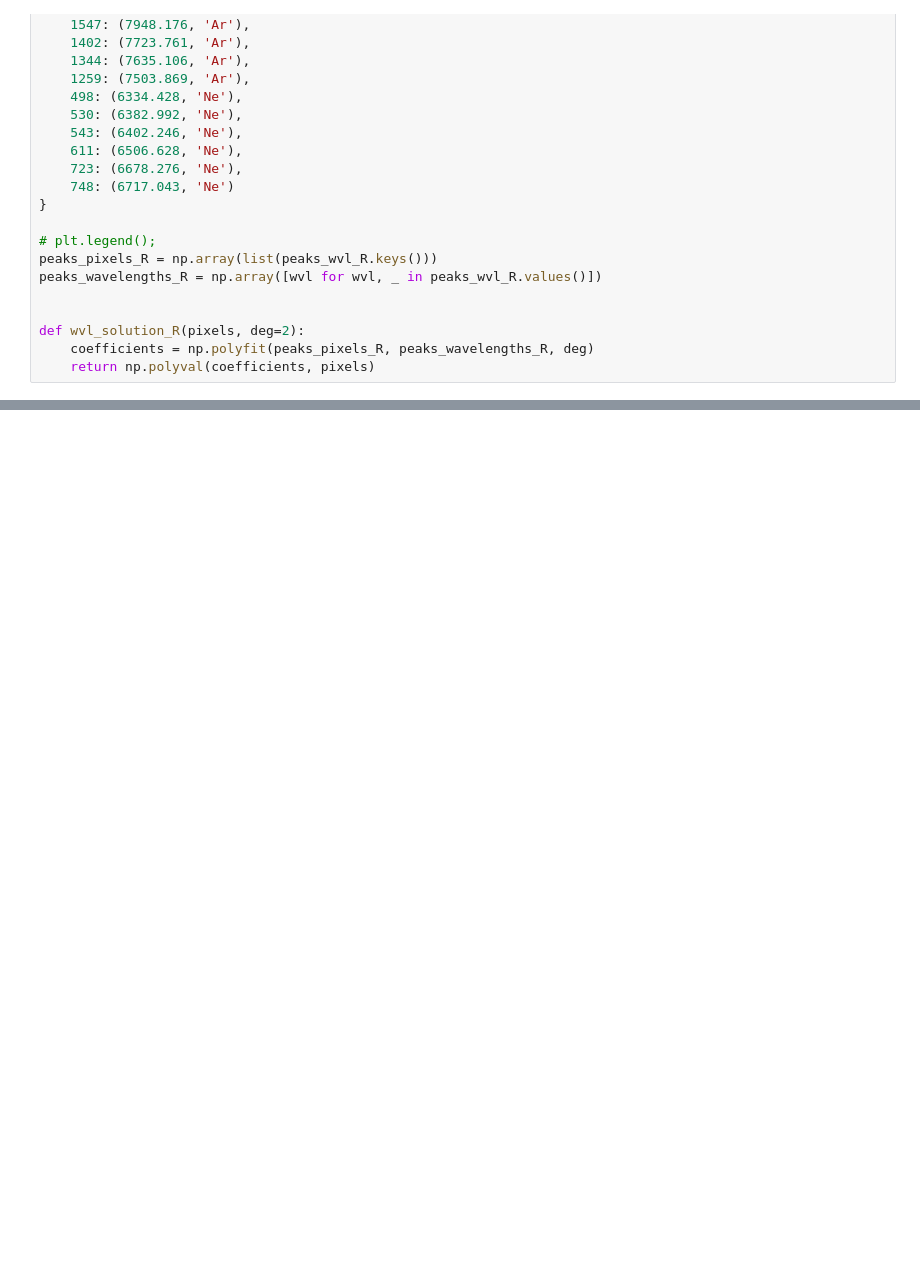
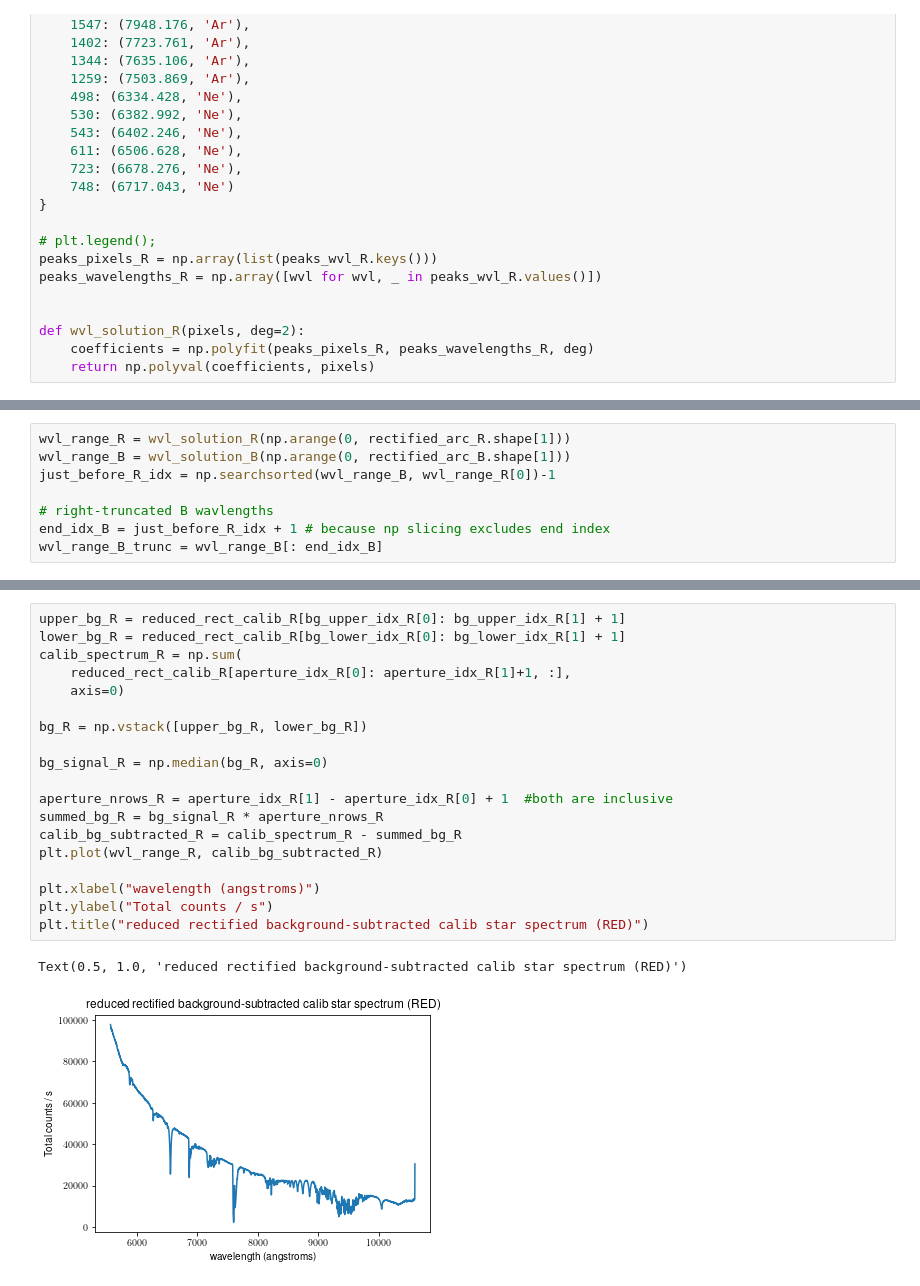
Before and after one commit to jaladh-singhal/ay107_observation, a Jupyter notebook: presentation_figures.ipynb, the cells around one changed output, grey strips where cells are left out. Cells and saved outputs as stored; diff of their text form; blank space fills up the shorter version.

```diff
--- a/presentation_figures.ipynb
+++ b/presentation_figures.ipynb
@@ -360,0 +363,8 @@ fig.savefig("figures/fig3.png", dpi=200)
+# %%
+wvl_range_R = wvl_solution_R(np.arange(0, rectified_arc_R.shape[1]))
+wvl_range_B = wvl_solution_B(np.arange(0, rectified_arc_B.shape[1]))
+just_before_R_idx = np.searchsorted(wvl_range_B, wvl_range_R[0])-1
+
+# right-truncated B wavlengths
+end_idx_B = just_before_R_idx + 1 # because np slicing excludes end index
+wvl_range_B_trunc = wvl_range_B[: end_idx_B]
@@ -360,0 +390,22 @@ fig.savefig("figures/fig3.png", dpi=200)
+# %%
+upper_bg_R = reduced_rect_calib_R[bg_upper_idx_R[0]: bg_upper_idx_R[1] + 1]
+lower_bg_R = reduced_rect_calib_R[bg_lower_idx_R[0]: bg_lower_idx_R[1] + 1]
+calib_spectrum_R = np.sum(
+    reduced_rect_calib_R[aperture_idx_R[0]: aperture_idx_R[1]+1, :],
+    axis=0)
+
+bg_R = np.vstack([upper_bg_R, lower_bg_R])
+
+bg_signal_R = np.median(bg_R, axis=0)
+
+aperture_nrows_R = aperture_idx_R[1] - aperture_idx_R[0] + 1  #both are inclusive
+summed_bg_R = bg_signal_R * aperture_nrows_R
+calib_bg_subtracted_R = calib_spectrum_R - summed_bg_R
+plt.plot(wvl_range_R, calib_bg_subtracted_R)
+
+plt.xlabel("wavelength (angstroms)")
+plt.ylabel("Total counts / s")
+plt.title("reduced rectified background-subtracted calib star spectrum (RED)")
+# %% [output]
+Text(0.5, 1.0, 'reduced rectified background-subtracted calib star spectrum (RED)')
+[figure, added]
```
Also changed, not shown: parts of 11 cells of this notebook, 4 other files.
